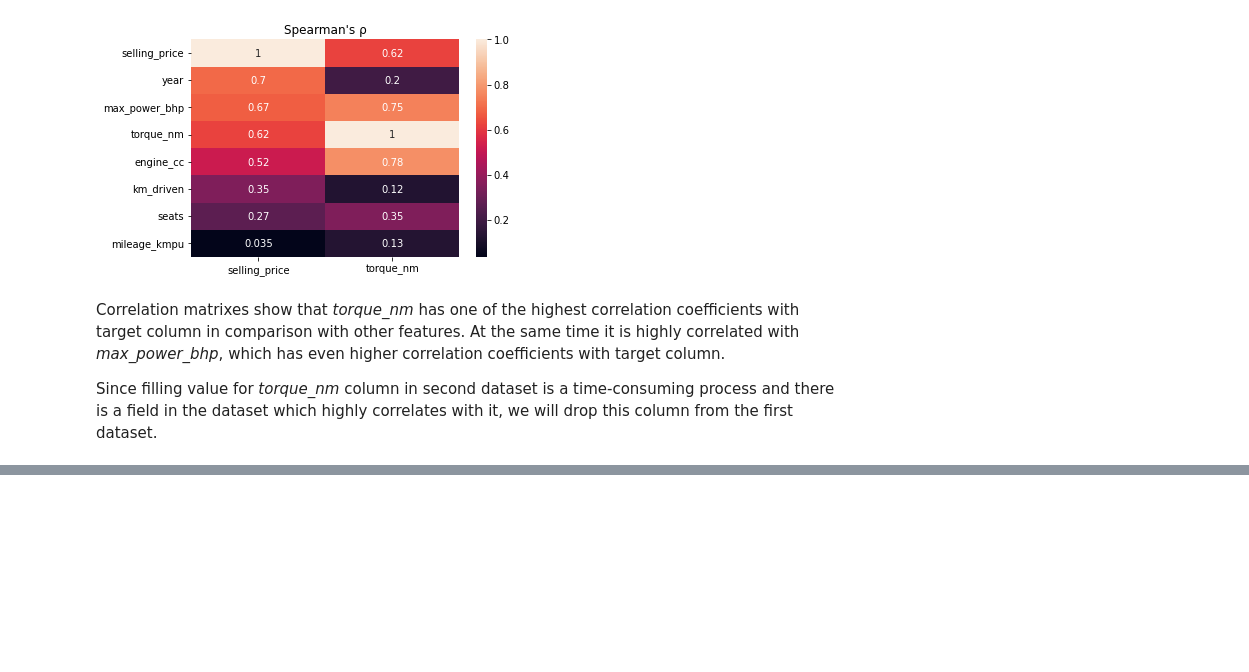
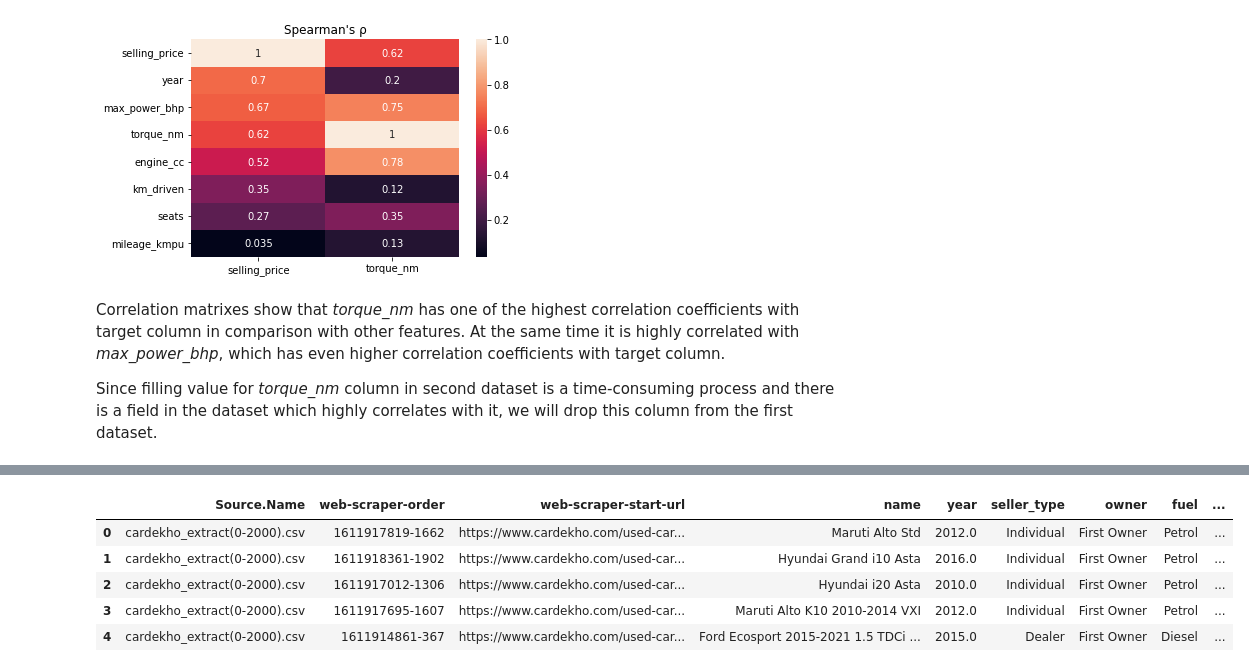
Before and after one commit to ZaikaBohdan/ds_car_price_proj, a Jupyter notebook: car_price_pred.ipynb, the cells around one changed output, grey strips where cells are left out. Drawn from its saved outputs; the diff is of its cells as text; code cells hidden in the pictures; blank space fills up the shorter version.

```diff
--- a/car_price_pred.ipynb
+++ b/car_price_pred.ipynb
@@ -622,0 +812,27 @@ raw_data_1.drop(columns='torque_nm', inplace=True)
+# %%
+# fix found issues with data
+## xx,xxx* format in selling_price
+raw_data_2['selling_price'] = raw_data_2['selling_price'].str.replace(',','').str.replace('\d\*','0 *')
+## data from max_power should be in seats column
+raw_data_2.loc[tmp.iloc[:,1].isin(['SizeN/A', 'Size17']), 'seats'] = raw_data_2.loc[tmp.iloc[:,1].isin(['SizeN/A', 'Size17']), 'max_power']
+## removing incorret data from 'engine' and 'max_power' columns
+raw_data_2.loc[tmp.iloc[:,1].isin(['SizeN/A', 'Size17']), ['engine', 'max_power']] = np.nan
+
+# repeat step 3 after fix
+raw_data_2 = split_val_unit(raw_data_2, conv_cols_2)
+
+# step 4
+## while/try/except helps find all exceptions and deal with them
+flg = True
+while flg:
+    try:
+        raw_data_2 = raw_data_2.astype({name+'_val':float for name in conv_cols_2})
+        flg = False
+    except Exception as e:
+        error_val = str(e).replace("could not convert string to float: '", "").strip("'")
+        raw_data_2[[name+'_val' for name in conv_cols_2]] = raw_data_2[[name+'_val' for name in conv_cols_2]].replace({error_val:np.nan})
+        print('Fixed: '+str(e))
+print()
+
+# step 5
+check_units(raw_data_2, conv_cols_2)
@@ -622,0 +859,9 @@ raw_data_1.drop(columns='torque_nm', inplace=True)
+# %%
+# continuation of step 5
+raw_data_2['mileage_unit'] = 'kmpu'
+
+raw_data_2.loc[raw_data_2['selling_price_unit'] == 'Cr*', 'selling_price_val'] = 10**7 * raw_data_2.loc[raw_data_2['selling_price_unit'] == 'Cr*', 'selling_price_val']
+raw_data_2.loc[raw_data_2['selling_price_unit'] == 'Lakh*', 'selling_price_val'] = 10**5 * raw_data_2.loc[raw_data_2['selling_price_unit'] == 'Lakh*', 'selling_price_val']
+raw_data_2['selling_price_unit'] = 'inr'
+
+check_units(raw_data_2, conv_cols_2)
@@ -622,0 +888,5 @@ raw_data_1.drop(columns='torque_nm', inplace=True)
+# %%
+# step 6
+raw_data_2 = clear_val_unit_cols(raw_data_2, conv_cols_2)
+
+raw_data_2.info()
@@ -622,0 +911,9 @@ raw_data_1.drop(columns='torque_nm', inplace=True)
+# %%
+raw_data_2.head()
+# %% [output]
+|  | Source.Name | web-scraper-order | web-scraper-start-url | name | year | seller_type | owner | fuel | ... |
+| 0 | cardekho_extract(0-2000).csv | 1611917819-1662 | https://www.cardekho.com/used-car... | Maruti Alto Std | 2012.0 | Individual | First Owner | Petrol | ... |
+| 1 | cardekho_extract(0-2000).csv | 1611918361-1902 | https://www.cardekho.com/used-car... | Hyundai Grand i10 Asta | 2016.0 | Individual | First Owner | Petrol | ... |
+| 2 | cardekho_extract(0-2000).csv | 1611917012-1306 | https://www.cardekho.com/used-car... | Hyundai i20 Asta | 2010.0 | Individual | First Owner | Petrol | ... |
+| 3 | cardekho_extract(0-2000).csv | 1611917695-1607 | https://www.cardekho.com/used-car... | Maruti Alto K10 2010-2014 VXI | 2012.0 | Individual | First Owner | Petrol | ... |
+| 4 | cardekho_extract(0-2000).csv | 1611914861-367 | https://www.cardekho.com/used-car... | Ford Ecosport 2015-2021 1.5 TDCi ... | 2015.0 | Dealer | First Owner | Diesel | ... |
```
Also changed, not shown: parts of 38 cells of this notebook, 6 other files.
